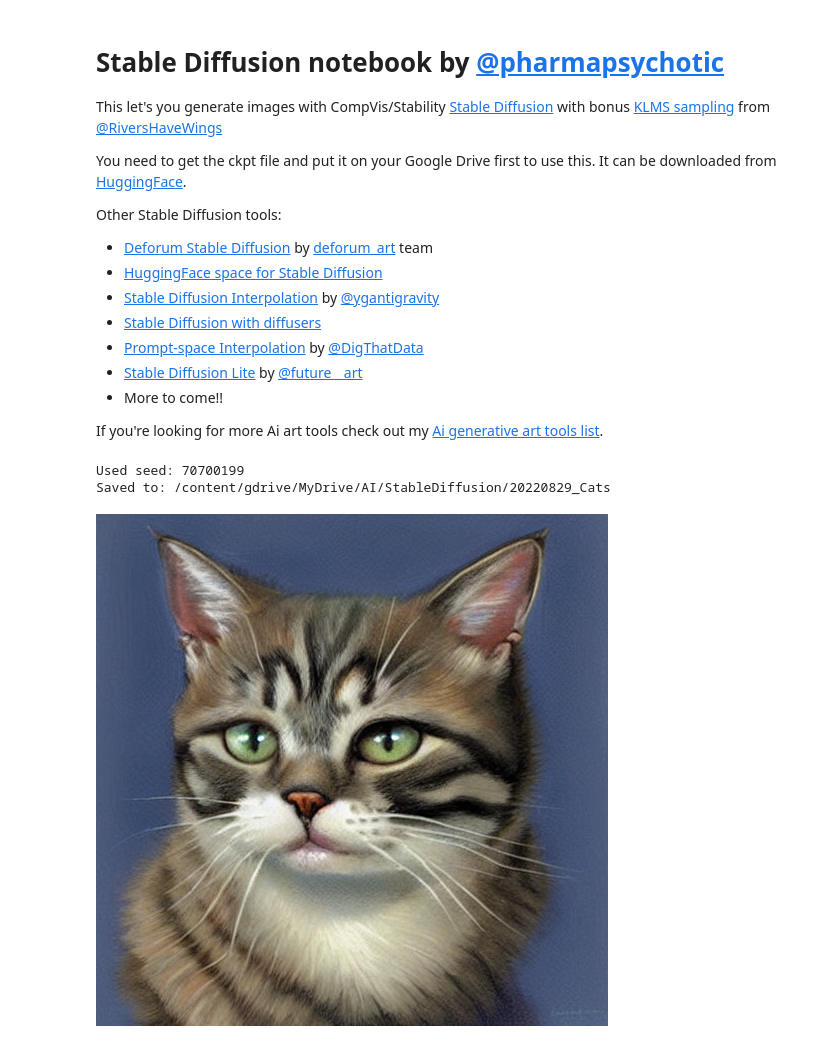
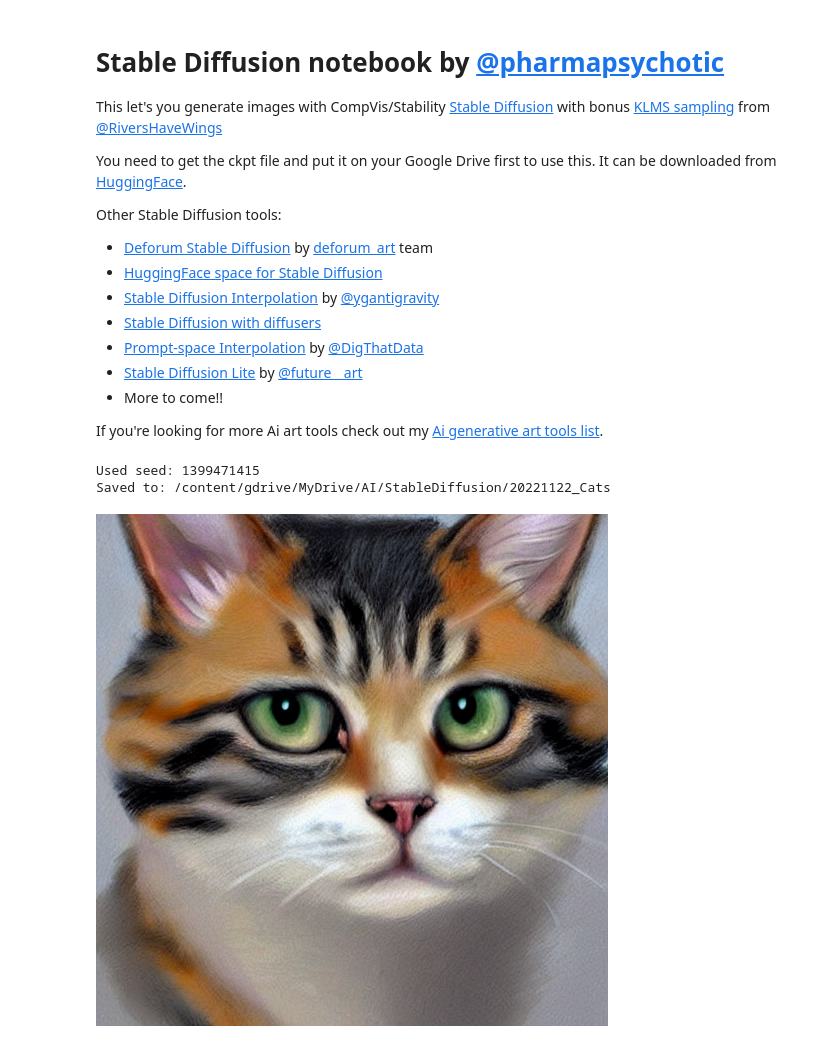
Before and after one commit to pharmapsychotic/ai-notebooks, a Jupyter notebook: pharmapsychotic_Stable_Diffusion.ipynb, the cells around one changed output. Cells and saved outputs as stored; diff of their text form; code cells hidden in the pictures.

```diff
--- a/pharmapsychotic_Stable_Diffusion.ipynb
+++ b/pharmapsychotic_Stable_Diffusion.ipynb
@@ -3,7 +3,7 @@
 
 This let's you generate images with CompVis/Stability [Stable Diffusion](https://github.com/CompVis/stable-diffusion) with bonus [KLMS sampling](https://github.com/crowsonkb/k-diffusion.git) from [@RiversHaveWings](https://twitter.com/RiversHaveWings)
 
-You need to get the ckpt file and put it on your Google Drive first to use this. It can be downloaded from [HuggingFace](https://huggingface.co/CompVis/stable-diffusion).
+You need to get the ckpt file and put it on your Google Drive first to use this. It can be downloaded from [HuggingFace](https://huggingface.co/runwayml/stable-diffusion-v1-5).
 
 Other Stable Diffusion tools:
 * [Deforum Stable Diffusion](https://colab.research.google.com/github/deforum/stable-diffusion/blob/main/Deforum_Stable_Diffusion.ipynb) by [deforum_art](https://twitter.com/deforum_art) team
@@ -42,7 +42,7 @@ print(f"Outputs will be saved to {outputs_path}")
 #@title Load Model
 
 #@markdown You need to get the model weights yourself and put on Google Drive or this Colab instance
-checkpoint_model_file = "/content/gdrive/MyDrive/AI/models/sd-v1-4.ckpt" #@param {type:"string"}
+checkpoint_model_file = "/content/gdrive/MyDrive/AI/models/v1-5-pruned-emaonly.ckpt" #@param {type:"string"}
 
 import argparse, gc, json, os, random, sys, time, glob, requests
 import torch
@@ -67,10 +67,19 @@ from ldm.util import instantiate_from_config
 from ldm.models.diffusion.ddim import DDIMSampler
 from ldm.models.diffusion.plms import PLMSSampler
 
-from k_diffusion.sampling import sample_lms
+from k_diffusion import sampling
 from k_diffusion.external import CompVisDenoiser
 
 device = torch.device("cuda") if torch.cuda.is_available() else torch.device("cpu")
+
+SAMPLER_MAP = {
+    'lms': sampling.sample_lms,
+    'dpm2': sampling.sample_dpm_2,
+    'dpm2_ancestral': sampling.sample_dpm_2_ancestral,
+    'heun': sampling.sample_heun,
+    'euler': sampling.sample_euler,
+    'euler_ancestral': sampling.sample_euler_ancestral,
+}
 
 class config():
     def __init__(self):
@@ -195,14 +204,14 @@ def generate(opt):
                                                 unconditional_conditioning=uc,)
                     else:
 
-                        if opt.sampler == 'klms':
-                            print("Using KLMS sampling")
+                        if opt.sampler in SAMPLER_MAP.keys():
+                            print(f"Sampling with {opt.sampler}")
                             shape = [opt.C, opt.H // opt.f, opt.W // opt.f]
                             sigmas = model_wrap.get_sigmas(opt.ddim_steps)
                             model_wrap_cfg = CFGDenoiser(model_wrap)
                             x = torch.randn([opt.n_samples, *shape], device=device) * sigmas[0]
                             extra_args = {'cond': c, 'uncond': uc, 'cond_scale': opt.scale}
-                            samples = sample_lms(model_wrap_cfg, x, sigmas, extra_args=extra_args, disable=False)
+                            samples = SAMPLER_MAP[opt.sampler](model_wrap_cfg, x, sigmas, extra_args=extra_args, disable=False)
                         else:
                             shape = [opt.C, opt.H // opt.f, opt.W // opt.f]
                             samples, _ = sampler.sample(S=opt.ddim_steps,
@@ -243,13 +252,13 @@ def generate(opt):
 #@markdown
 
 #@markdown Batch settings
-batch_name = "20220829_Cats" #@param {type:"string"}
+batch_name = "20221122_Cats" #@param {type:"string"}
 width_height = [512, 512] #@param{type: 'raw'}
 guidance_scale = 7.5 #@param {type:"number"}
 steps = 100 #@param {type:"integer"}
 samples_per_batch = 1 # not exposed, you can do 2 or more based on GPU ram, if get CUDA out of memory need to restart runtime
 num_batch_images = 1 #@param {type:"integer"}
-sampler = 'klms' #@param ["klms","plms", "ddim"]
+sampler = 'lms' #@param ['dpm2', 'dpm2_ancestral', 'euler', 'euler_ancestral', 'heun', 'lms']
 ddim_eta = 0.75 #@param {type:"number"}
 seed = -1 #@param {type:"integer"}
 
@@ -297,33 +306,33 @@ settings = {
     'num_batch_images': num_batch_images,
     'prompt': prompt,
     'sampler': sampler,
     'samples_per_batch': samples_per_batch,
     'seed': opt.seed,
     'steps': steps,
     'width': opt.W,
     'height': opt.H,
 }
 os.makedirs(opt.outdir, exist_ok=True)
 while os.path.isfile(f"{opt.outdir}/{batch_name}({batch_idx})_settings.txt"):
     batch_idx += 1
 with open(f"{opt.outdir}/{batch_name}({batch_idx})_settings.txt", "w+", encoding="utf-8") as f:
     json.dump(settings, f, ensure_ascii=False, indent=4)
 sample_idx = 0
 
 for i in range(num_batch_images):
     gc.collect()
     torch.cuda.empty_cache()
 
     images = generate(opt)
 
     clear_output(wait=True)
     print(f"Used seed: {opt.seed}")
     print(f"Saved to: {opt.outdir}")
     for image in images:
         display(image)
 
     opt.seed += 1
 # %% [output]
-Used seed: 70700199
-Saved to: /content/gdrive/MyDrive/AI/StableDiffusion/20220829_Cats
+Used seed: 1399471415
+Saved to: /content/gdrive/MyDrive/AI/StableDiffusion/20221122_Cats
-[figure, old version]
+[figure, new version]
```
